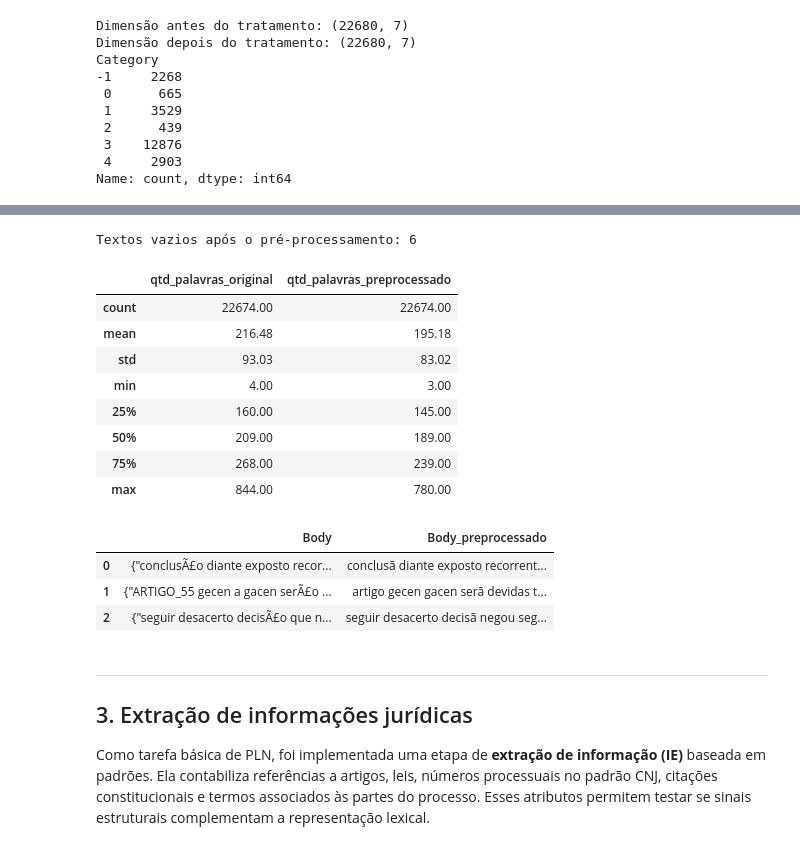
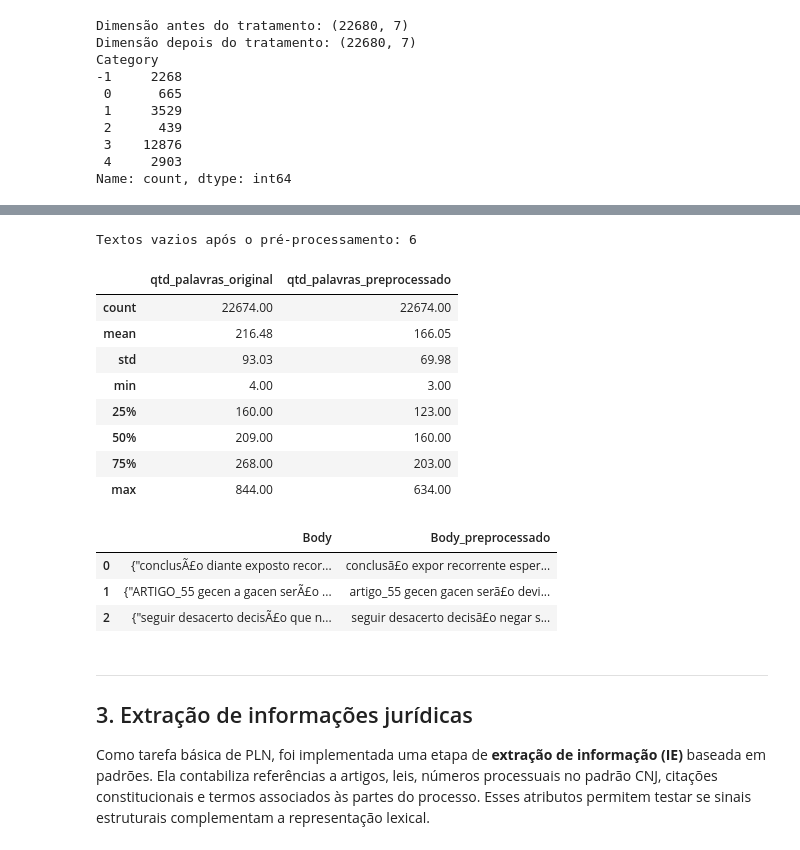
Before and after one commit to anneSS1/Projeto_PLN, a Jupyter notebook: main.ipynb, the cells around one changed output, grey strips where cells are left out. Drawn from its saved outputs; the diff is of its cells as text; code cells hidden in the pictures.

```diff
--- a/main.ipynb
+++ b/main.ipynb
@@ -462,37 +520,40 @@ def normalizar_texto(
 # %%
 # 2.3 Aplicação e verificação do pré-processamento
-df["Body_preprocessado"] = df["Body"].map(normalizar_texto)
+if LEMATIZAR:
+    df["Body_preprocessado"] = df["Body"].map(normalizar_com_lema)
+else:
+    df["Body_preprocessado"] = df["Body"].map(normalizar_texto)
 
 # Textos eventualmente esvaziados pela limpeza são removidos.
 vazios = df["Body_preprocessado"].str.strip().eq("")
 print("Textos vazios após o pré-processamento:", int(vazios.sum()))
 df = df.loc[~vazios].copy()
 
 df["qtd_palavras_original"] = df["Body"].str.split().str.len()
 df["qtd_palavras_preprocessado"] = df["Body_preprocessado"].str.split().str.len()
 
 display(
     df[["qtd_palavras_original", "qtd_palavras_preprocessado"]]
     .describe()
     .round(2)
 )
 
 display(df[["Body", "Body_preprocessado"]].head(3))
 # %% [output]
 Textos vazios após o pré-processamento: 6
 |  | qtd_palavras_original | qtd_palavras_preprocessado |
 | count | 22674.00 | 22674.00 |
-| mean | 216.48 | 195.18 |
-| std | 93.03 | 83.02 |
+| mean | 216.48 | 166.05 |
+| std | 93.03 | 69.98 |
 | min | 4.00 | 3.00 |
-| 25% | 160.00 | 145.00 |
-| 50% | 209.00 | 189.00 |
-| 75% | 268.00 | 239.00 |
-| max | 844.00 | 780.00 |
+| 25% | 160.00 | 123.00 |
+| 50% | 209.00 | 160.00 |
+| 75% | 268.00 | 203.00 |
+| max | 844.00 | 634.00 |
 |  | Body | Body_preprocessado |
-| 0 | {"conclusÃ£o diante exposto recor... | conclusã diante exposto recorrent... |
-| 1 | {"ARTIGO_55 gecen a gacen serÃ£o ... | artigo gecen gacen serã devidas t... |
-| 2 | {"seguir desacerto decisÃ£o que n... | seguir desacerto decisã negou seg... |
+| 0 | {"conclusÃ£o diante exposto recor... | conclusã£o expor recorrente esper... |
+| 1 | {"ARTIGO_55 gecen a gacen serÃ£o ... | artigo_55 gecen gacen serã£o devi... |
+| 2 | {"seguir desacerto decisÃ£o que n... | seguir desacerto decisã£o negar s... |
 # %% [markdown]
 ---
 ## 3. Extração de informações jurídicas
```
Also changed, not shown: parts of 40 cells of this notebook.
